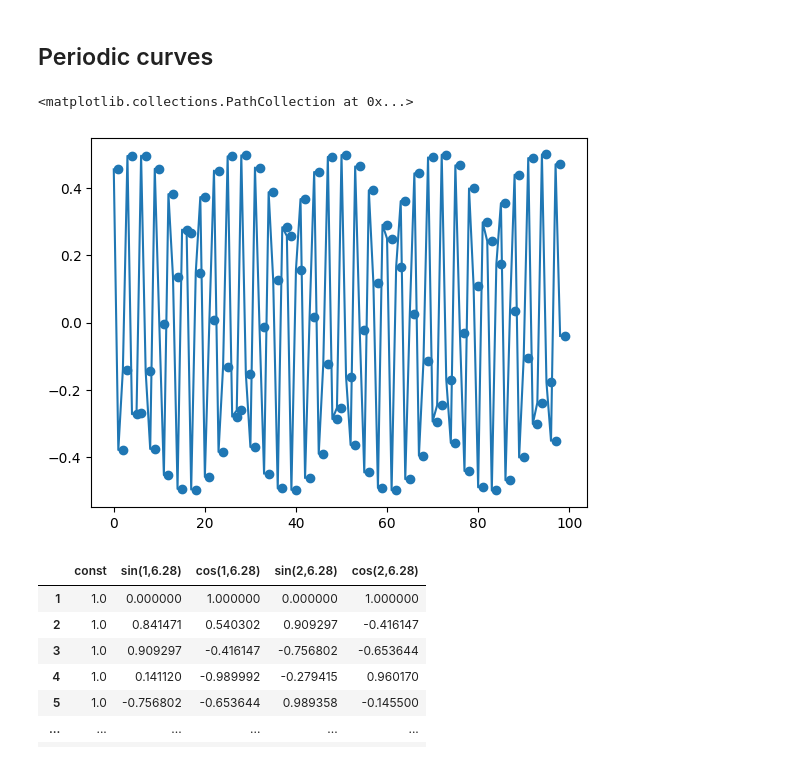
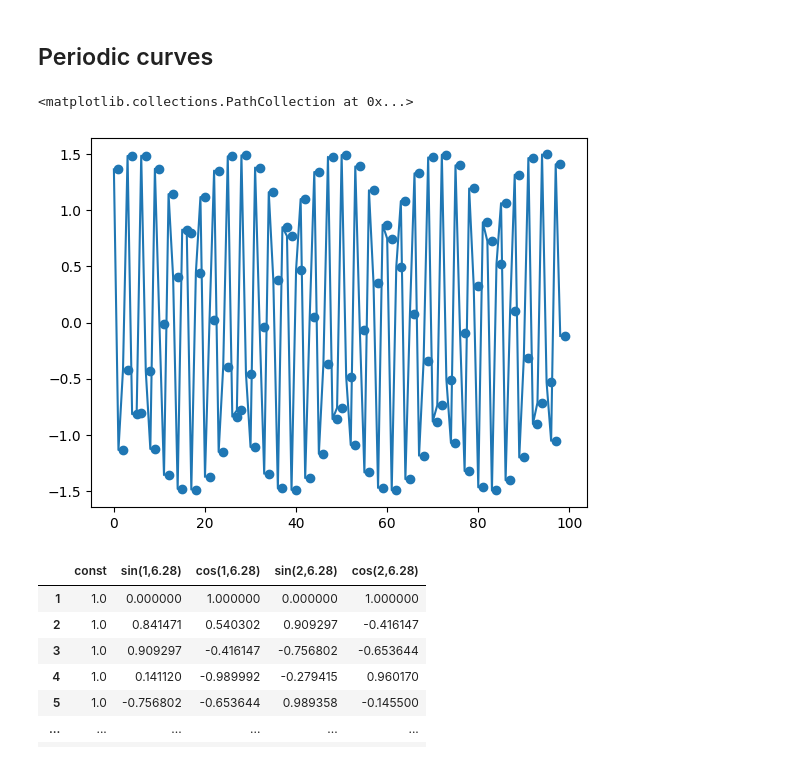
Before and after one commit to CaioMaxximus/Exploring-Different-Curves-with-Linear-Regression, a Jupyter notebook: creating-diferent-curves-with-linear-regression.ipynb, the cells around one changed output. Cells and saved outputs as stored; diff of their text form; code cells hidden in the pictures.

```diff
--- a/creating-diferent-curves-with-linear-regression.ipynb
+++ b/creating-diferent-curves-with-linear-regression.ipynb
@@ -89,15 +90,15 @@ Text(0.5, 1.0, 'Learned curve')
 # %% [markdown]
 ## Periodic curves
 # %%
-sin_data = ( np.sin(train_data)) * (np.cos(train_data))
+sin_data = np.sin(train_data) * (np.cos(train_data)) + np.sin(2 *train_data)
 # plt.plot(np.sin(train_data),linestyle = "--")
 # plt.plot(np.cos(train_data),linestyle = "--")
 
 plt.plot(sin_data)
 plt.scatter(train_data ,sin_data)
 # %% [output]
 <matplotlib.collections.PathCollection at 0x...>
-[figure, old version]
+[figure, new version]
 # %%
 det_proc = DeterministicProcess( np.arange(1,100), constant=True, period=(np.pi * 2) , fourier=2)
 
```
Also changed, not shown: parts of 33 cells of this notebook.
